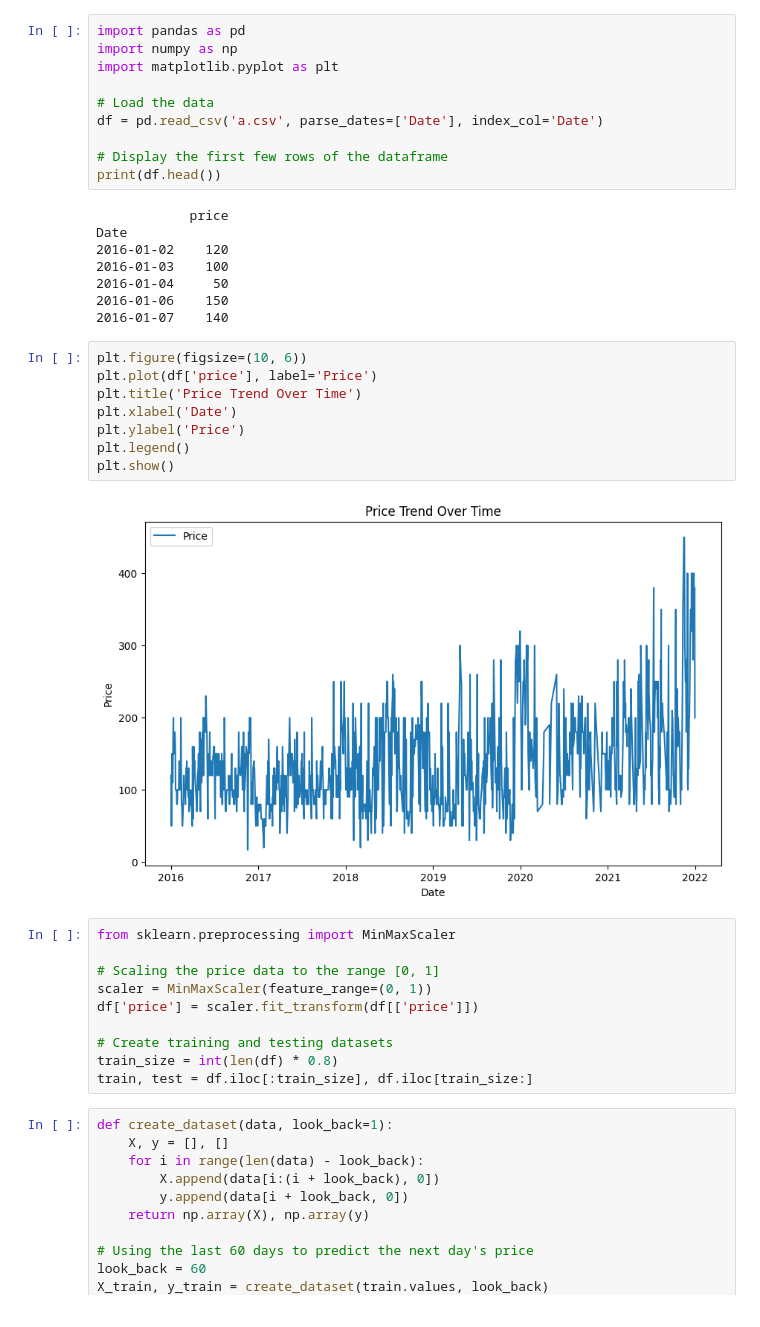
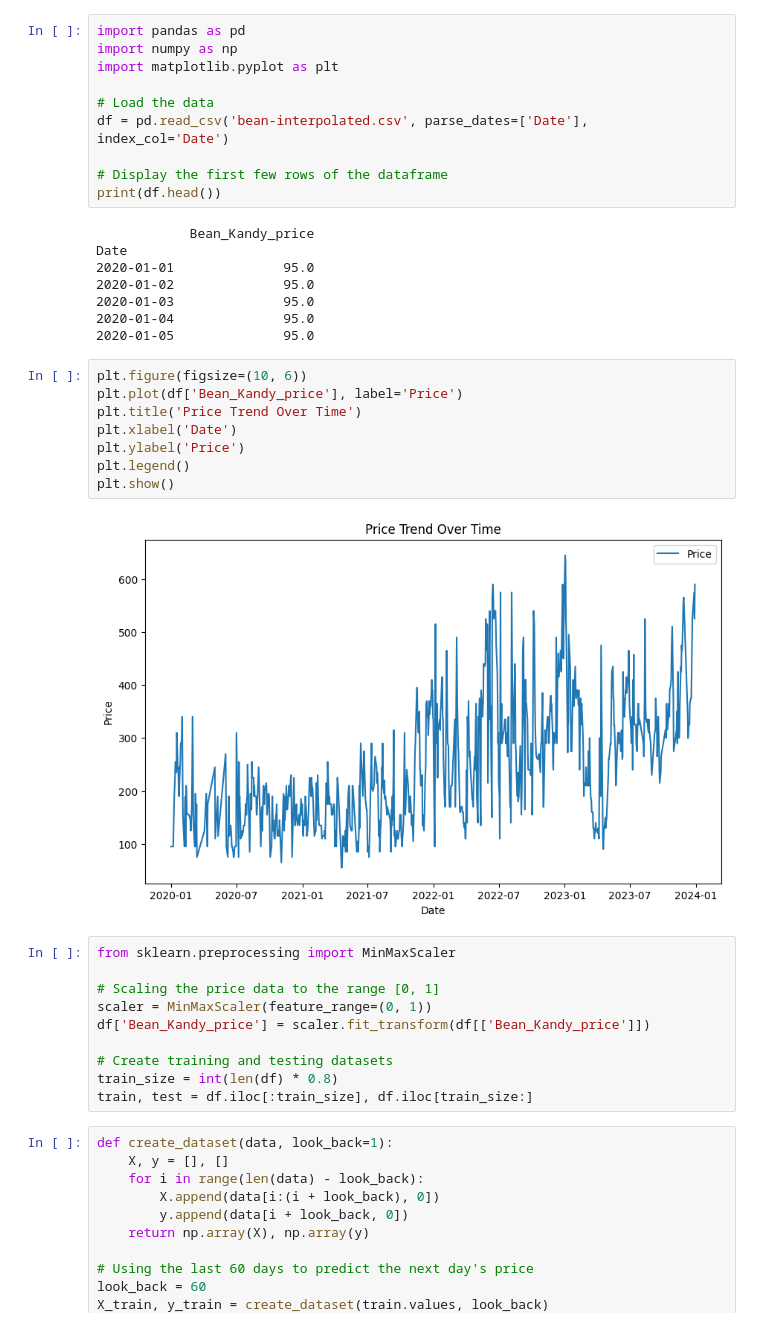
Before and after one commit to PavithaDissanayake/VegetablePriceForecast, a Jupyter notebook: Beans_Kandy.ipynb, the cells around one changed output. Cells and saved outputs as stored; diff of their text form.

```diff
--- a/Beans_Kandy.ipynb
+++ b/Beans_Kandy.ipynb
@@ -4,34 +4,34 @@ import numpy as np
 import matplotlib.pyplot as plt
 
 # Load the data
-df = pd.read_csv('a.csv', parse_dates=['Date'], index_col='Date')
+df = pd.read_csv('bean-interpolated.csv', parse_dates=['Date'], index_col='Date')
 
 # Display the first few rows of the dataframe
 print(df.head())
 # %% [output]
-            price
+            Bean_Kandy_price
 Date
-2016-01-02    120
-2016-01-03    100
-2016-01-04     50
-2016-01-06    150
-2016-01-07    140
+2020-01-01              95.0
+2020-01-02              95.0
+2020-01-03              95.0
+2020-01-04              95.0
+2020-01-05              95.0
 # %%
 plt.figure(figsize=(10, 6))
-plt.plot(df['price'], label='Price')
+plt.plot(df['Bean_Kandy_price'], label='Price')
 plt.title('Price Trend Over Time')
 plt.xlabel('Date')
 plt.ylabel('Price')
 plt.legend()
 plt.show()
 # %% [output]
-[figure, old version]
+[figure, new version]
 # %%
 from sklearn.preprocessing import MinMaxScaler
 
 # Scaling the price data to the range [0, 1]
 scaler = MinMaxScaler(feature_range=(0, 1))
-df['price'] = scaler.fit_transform(df[['price']])
+df['Bean_Kandy_price'] = scaler.fit_transform(df[['Bean_Kandy_price']])
 
 # Create training and testing datasets
 train_size = int(len(df) * 0.8)
```
Also changed, not shown: parts of 5 cells of this notebook, 5 other files.
